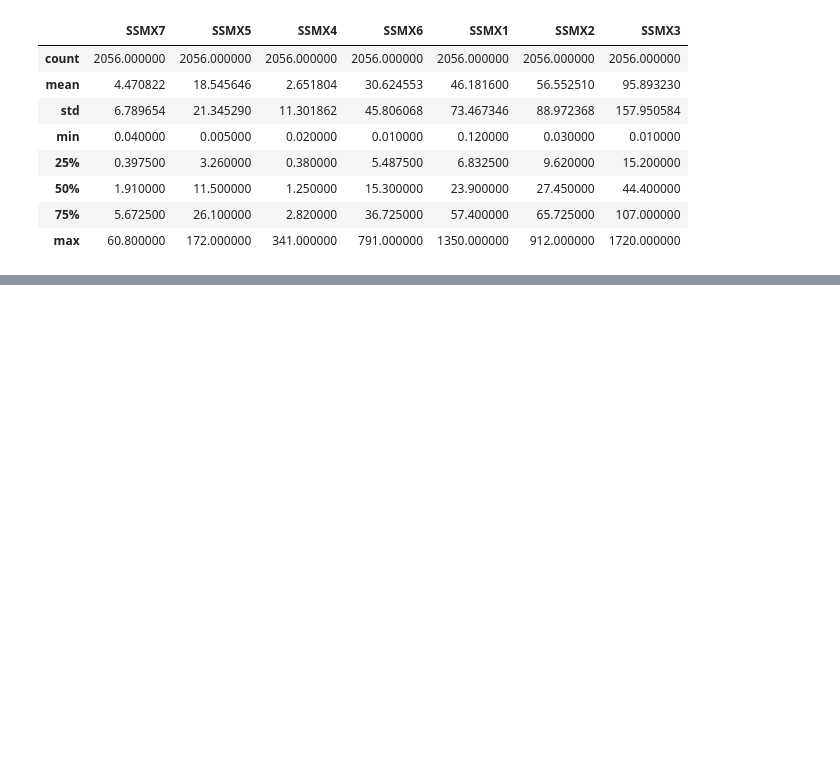
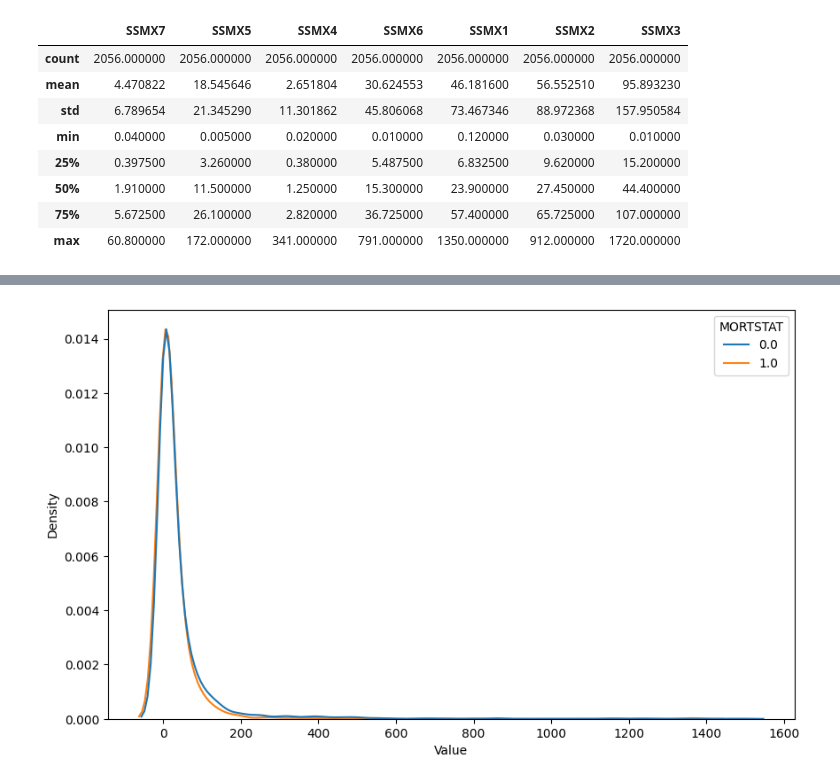
Before and after one commit to yxqin06/DS3021_Project_1, a Jupyter notebook: WranglingEDA.ipynb, the cells around one changed output, grey strips where cells are left out. Cells and saved outputs as stored; diff of their text form; code cells hidden in the pictures; blank space fills up the shorter version.

```diff
--- a/WranglingEDA.ipynb
+++ b/WranglingEDA.ipynb
@@ -108,0 +169,19 @@ df[['SSMX7', 'SSMX5', 'SSMX4', 'SSMX6', 'SSMX1', 'SSMX2', 'SSMX3']].describe()
+# %%
+# Conditional kdeplot with mortstat
+df_long = dfWork[['MORTSTAT','SSMX3','SSMX5','SSMX4']].melt(
+    id_vars='MORTSTAT',
+    var_name='Variable',
+    value_name='Value'
+)
+
+plt.figure(figsize=(10,6))
+sns.kdeplot(
+    data=df_long,
+    x='Value',
+    hue='MORTSTAT',
+    common_norm=False
+)
+
+plt.show()
+# %% [output]
+[figure, added]
```
Also changed, not shown: parts of 12 cells of this notebook.
